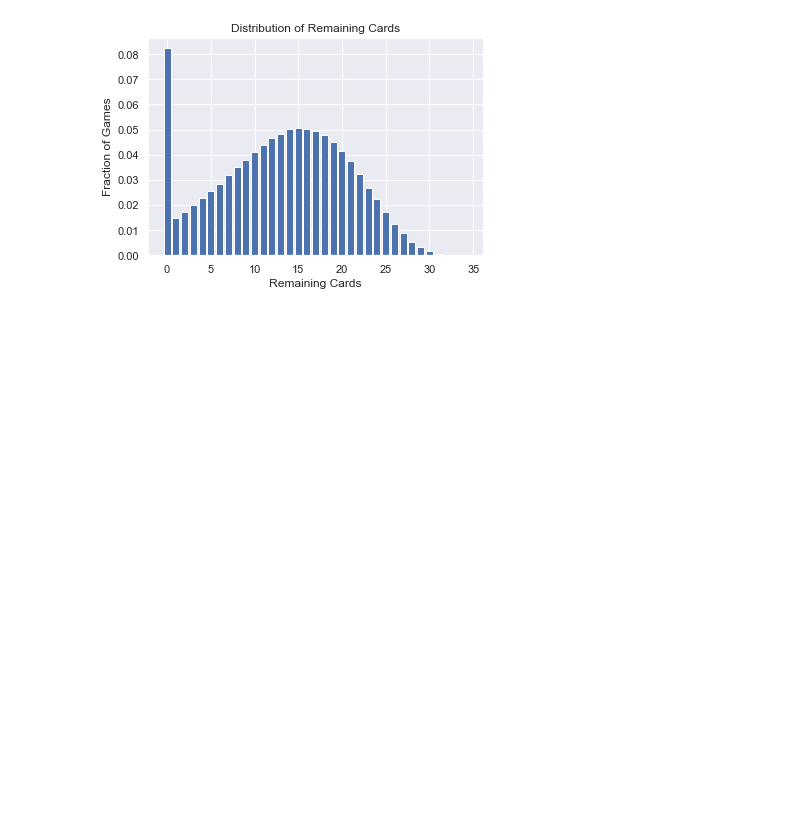
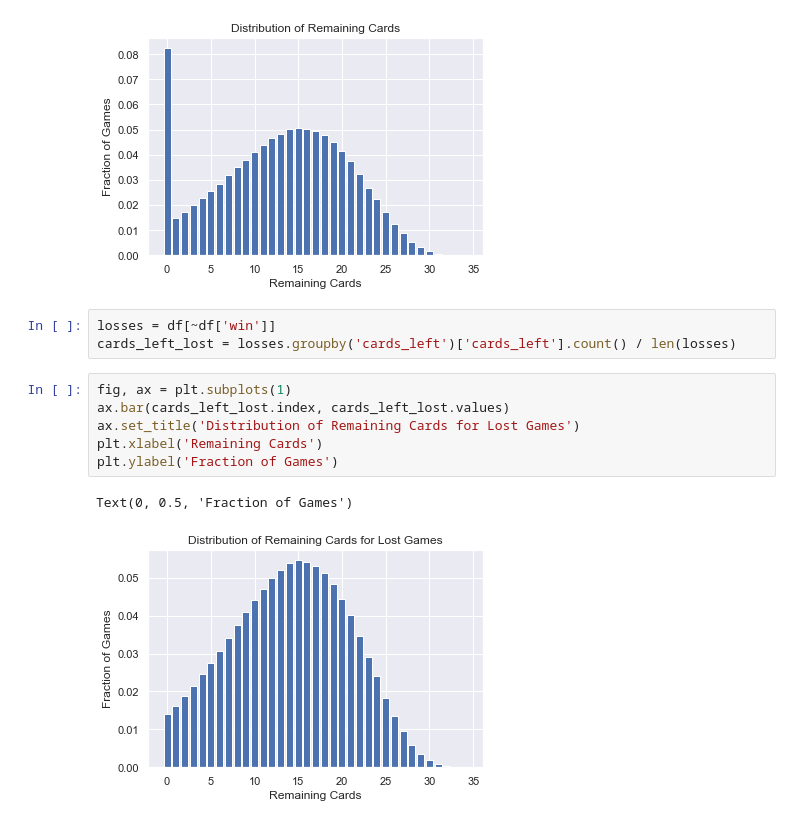
Before and after one commit to mdinunzio/Cube, a Jupyter notebook: main/Probability of Beating the Cube without Card-Counting.ipynb, the cells around one changed output. Saved outputs shown, nothing was run; the diff lists cells and outputs as text; blank space fills up the shorter version.

Commit message:
added additional graph

```diff
--- a/main/Probability of Beating the Cube without Card-Counting.ipynb
+++ b/main/Probability of Beating the Cube without Card-Counting.ipynb
@@ -85,3 +85,15 @@ plt.ylabel('Fraction of Games')
 # %% [output]
 Text(0, 0.5, 'Fraction of Games')
 [figure]
+# %%
+losses = df[~df['win']]
+cards_left_lost = losses.groupby('cards_left')['cards_left'].count() / len(losses)
+# %%
+fig, ax = plt.subplots(1)
+ax.bar(cards_left_lost.index, cards_left_lost.values)
+ax.set_title('Distribution of Remaining Cards for Lost Games')
+plt.xlabel('Remaining Cards')
+plt.ylabel('Fraction of Games')
+# %% [output]
+Text(0, 0.5, 'Fraction of Games')
+[figure, added]
```
Also changed, not shown: parts of 1 cell of this notebook.
